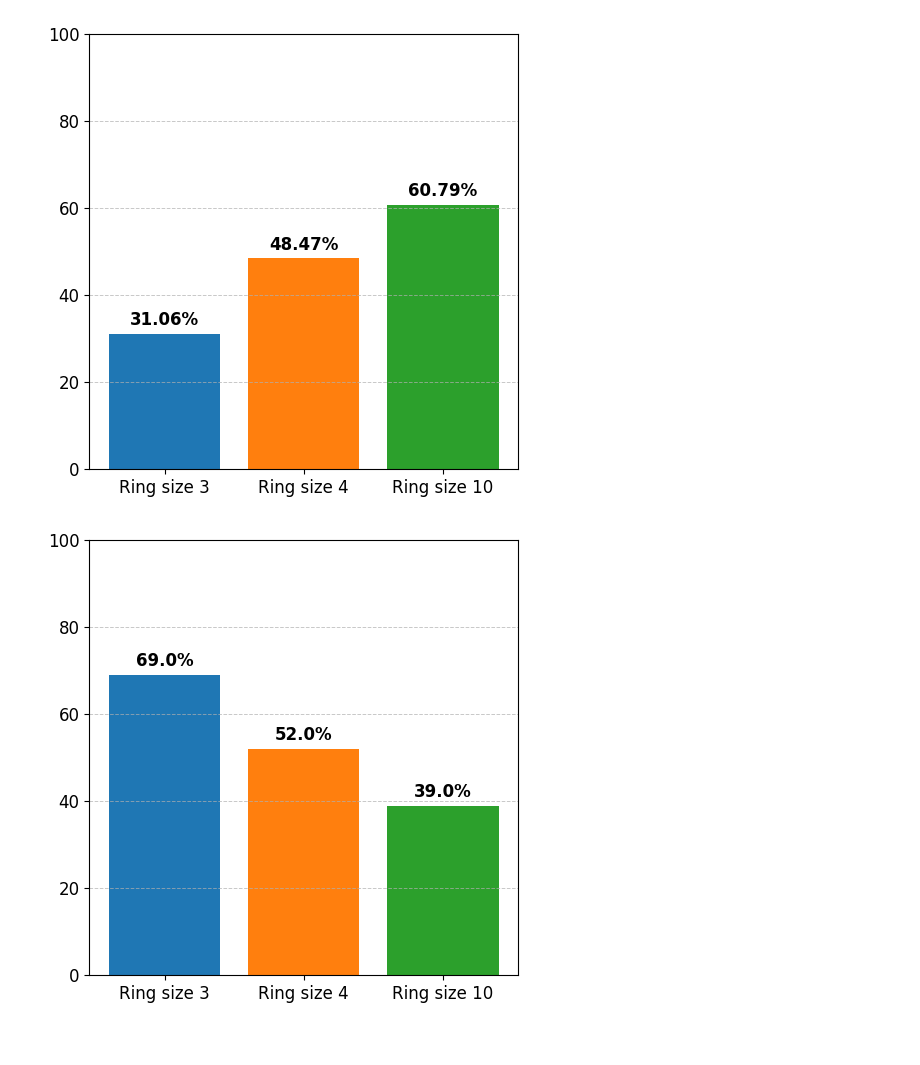
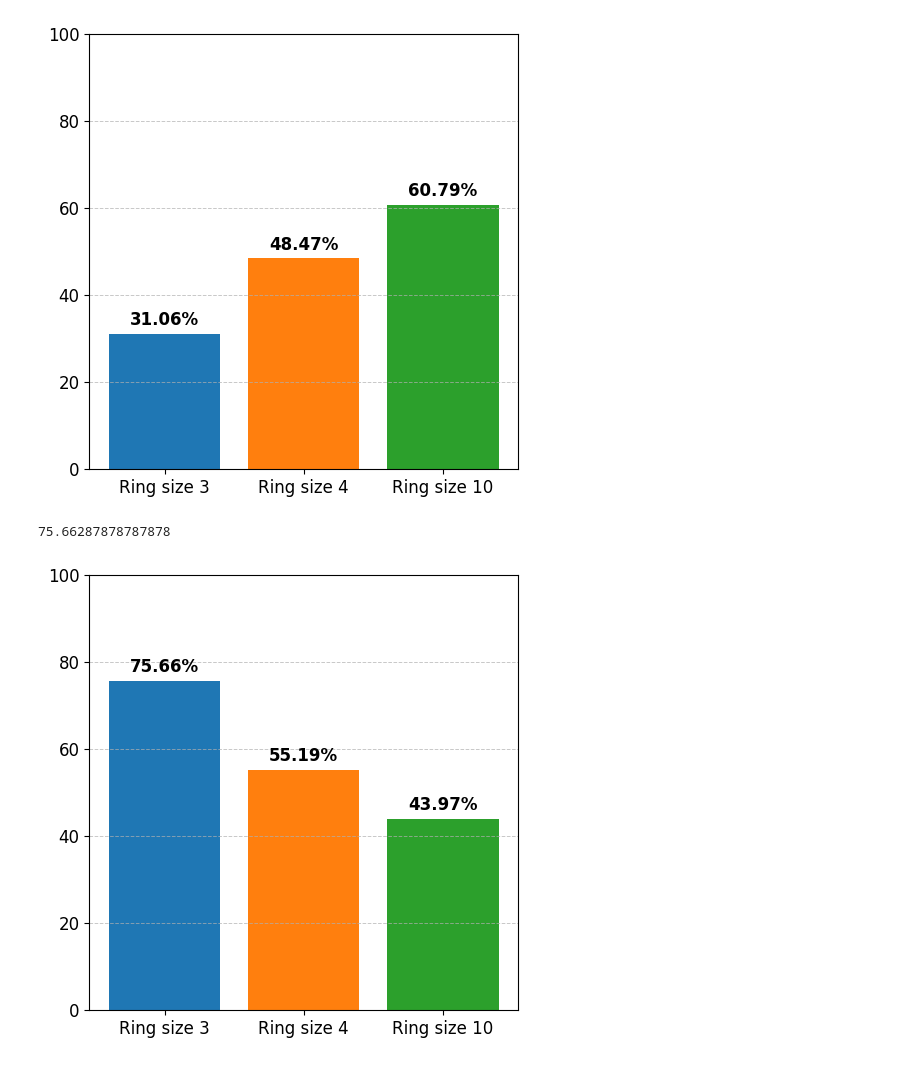
Before and after one commit to Bicaru20/Analysis-of-Monero-Blockchain, a Jupyter notebook: transaction_dataset/Analysis.ipynb, the cells around one changed output. Drawn from its saved outputs; the diff is of its cells as text; code cells hidden in the pictures.

```diff
--- a/transaction_dataset/Analysis.ipynb
+++ b/transaction_dataset/Analysis.ipynb
@@ -137,3 +137,7 @@ inputs_mul_mix
 | 3873 | 9 | 293 | i4639 | 600000000000 | [118, 25, 10, 19, 11, 13, 25, 15,... | 14954818413 | t1891 | ... |
 | 3874 | 9 | 249 | i4636 | 7000000000 | [92, 13, 10, 29, 11, 1, 47, 6, 33... | 14954818413 | t1891 | ... |
 3875 rows × 8 columns
+# %%
+for x,row in inputs.iterrows():
+    if row.key_offset.split('[')[0] == '103' or row.key_offset.split('[')[0] == '46':
+        print(x)
@@ -144,6 +172,7 @@ for x, row in inputs_mul_mix[['input_value', 'key_offset', 'transaction_hash', '
     key_offset = row.key_offset.split('[')[1].split(']')[0].split(',')
     value = row.input_value
     num_mixin = row.input_mixin
+    count = 0
     for i, key in enumerate(key_offset):
         total_mixins[str(num_mixin)] += 1
         key_i = int(key)
@@ -210,45 +239,50 @@ for x, row in inputs_mul_mix[['input_value', 'key_offset', 'transaction_hash', '
         out = get_transactions(key_i, int(value))
         if out['outs'][0]['key'] not in tx_used:
             count += 1
-    percentage = count/(int(num_mixin)+1)
+    if count != 0:
+        percentage = 1/count
     ll[num_mixin].append(percentage)
 # %%
-mix_2 = sum(ll['1'])/len(ll['1'])
-mix_4 = sum(ll['3'])/len(ll['3'])
-mix_10 = sum(ll['9'])/len(ll['9'])
+mix_2 = (sum(ll['1'])*100)/len(ll['1'])
+mix_4 = (sum(ll['3'])*100)/len(ll['3'])
+mix_10 = (sum(ll['9'])*100)/len(ll['9'])
+# %%
+mix_2
+# %% [output]
+75.66287878787878
 # %%
 import matplotlib.pyplot as plt
 
 # Labels for the percentages
 labels = ['Ring size 3', 'Ring size 4', 'Ring size 10']
-percentages = [round(mix_2, 2)*100, round(mix_4, 2)*100, round(mix_10, 2)*100]
+percentages = [round(mix_2, 2), round(mix_4, 2), round(mix_10, 2)]
 
 # Create the bar chart
 plt.figure(figsize=(5, 5))
 
 bars = plt.bar(labels, percentages, color=['#1f77b4', '#ff7f0e', '#2ca02c'])
 
 
 
 # Set the range for y-axis
 plt.ylim(0, 100)
 
 # Add grid lines
 plt.grid(axis='y', linestyle='--', linewidth=0.7, alpha=0.7)
 
 # Customize the ticks
 plt.xticks(fontsize=12)
 plt.yticks(fontsize=12)
 
 # Display the values on top of the bars
 for bar in bars:
     yval = bar.get_height()
     plt.text(bar.get_x() + bar.get_width()/2, yval + 2, f'{yval}%', ha='center', fontsize=12, fontweight='bold')
 
 # Tight layout for better spacing
 plt.tight_layout()
 
 # Show the plot
 plt.show()
 # %% [output]
-[figure, old version]
+[figure, new version]
```
Also changed, not shown: parts of 2 cells of this notebook.
